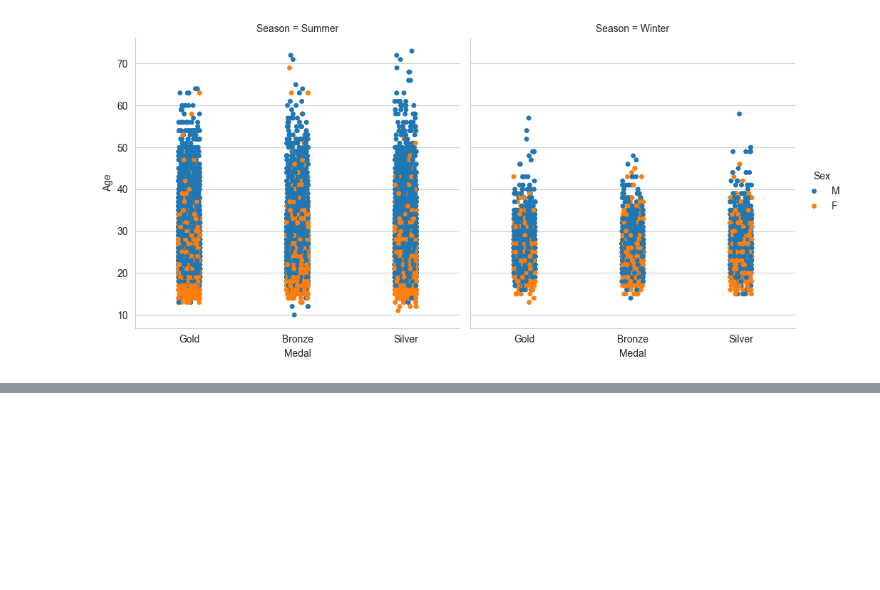
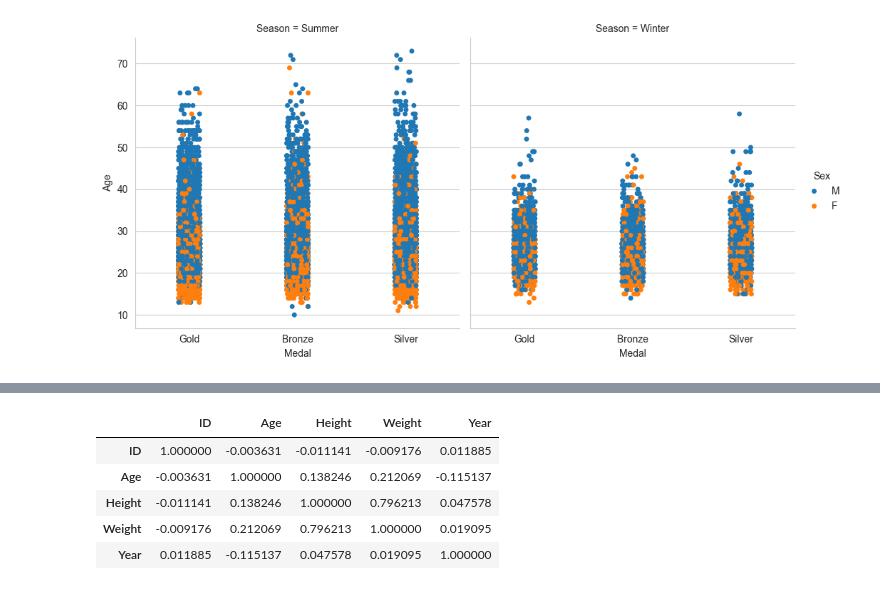
Before and after one commit to Dani-8/120Years-Of-Olympics-Data-Analysis, a Jupyter notebook: 120 Years Of Olympic.ipynb, the cells around one changed output, grey strips where cells are left out. Cells and saved outputs as stored; diff of their text form; code cells hidden in the pictures; blank space fills up the shorter version.

```diff
--- a/120 Years Of Olympic.ipynb
+++ b/120 Years Of Olympic.ipynb
@@ -243,0 +246,9 @@ plt.show()
+# %%
+df.corr(numeric_only=True)
+# %% [output]
+|  | ID | Age | Height | Weight | Year |
+| ID | 1.000000 | -0.003631 | -0.011141 | -0.009176 | 0.011885 |
+| Age | -0.003631 | 1.000000 | 0.138246 | 0.212069 | -0.115137 |
+| Height | -0.011141 | 0.138246 | 1.000000 | 0.796213 | 0.047578 |
+| Weight | -0.009176 | 0.212069 | 0.796213 | 1.000000 | 0.019095 |
+| Year | 0.011885 | -0.115137 | 0.047578 | 0.019095 | 1.000000 |
```
Also changed, not shown: parts of 2 cells of this notebook.
